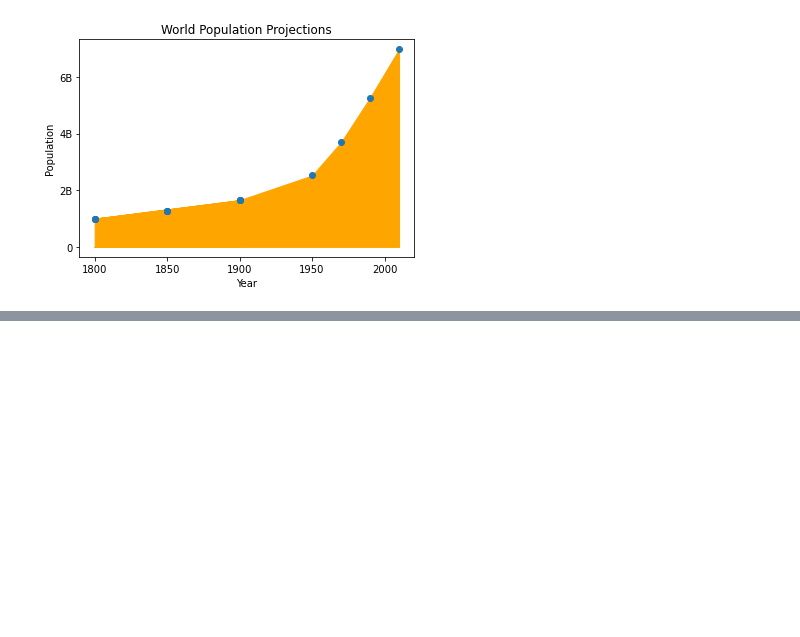
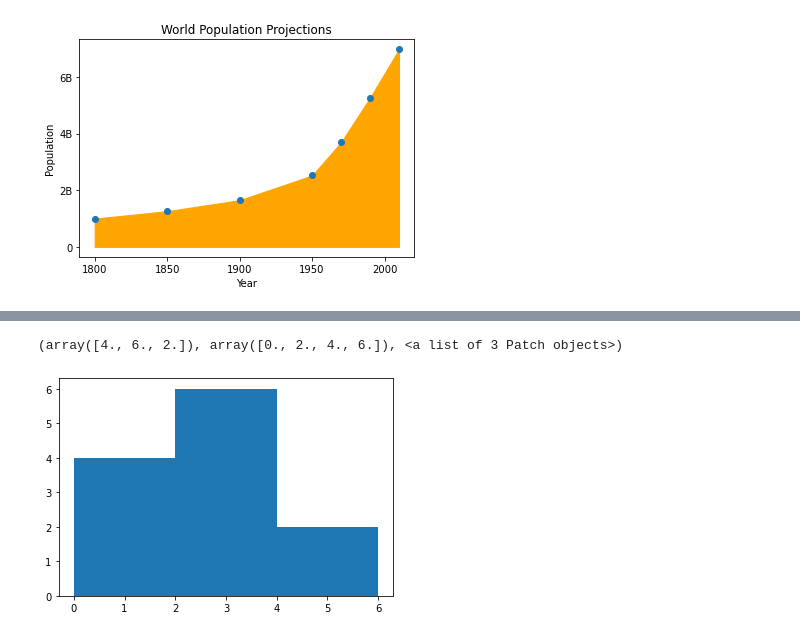
Before and after one commit to goldenglorys/jupyter-notebok-payloads, a Jupyter notebook: matplotlib with Microsoft professional data science course.ipynb, the cells around one changed output, grey strips where cells are left out. Cells and saved outputs as stored; diff of their text form; code cells hidden in the pictures; blank space fills up the shorter version.

Commit message:
an histogram plting code added to the matplolib pkg

```diff
--- a/matplotlib with Microsoft professional data science course.ipynb
+++ b/matplotlib with Microsoft professional data science course.ipynb
@@ -33,0 +54,6 @@ plt.scatter(year, population)
+# %%
+histogram_values = [0, 0.6, 1.4, 1.6, 2.2, 2.5, 2.6, 3.2, 3.5, 3.9, 4.2, 6]
+plt.hist(histogram_values, bins = 3)
+# %% [output]
+(array([4., 6., 2.]), array([0., 2., 4., 6.]), <a list of 3 Patch objects>)
+[figure, added]
```
Also changed, not shown: parts of 1 cell of this notebook.
